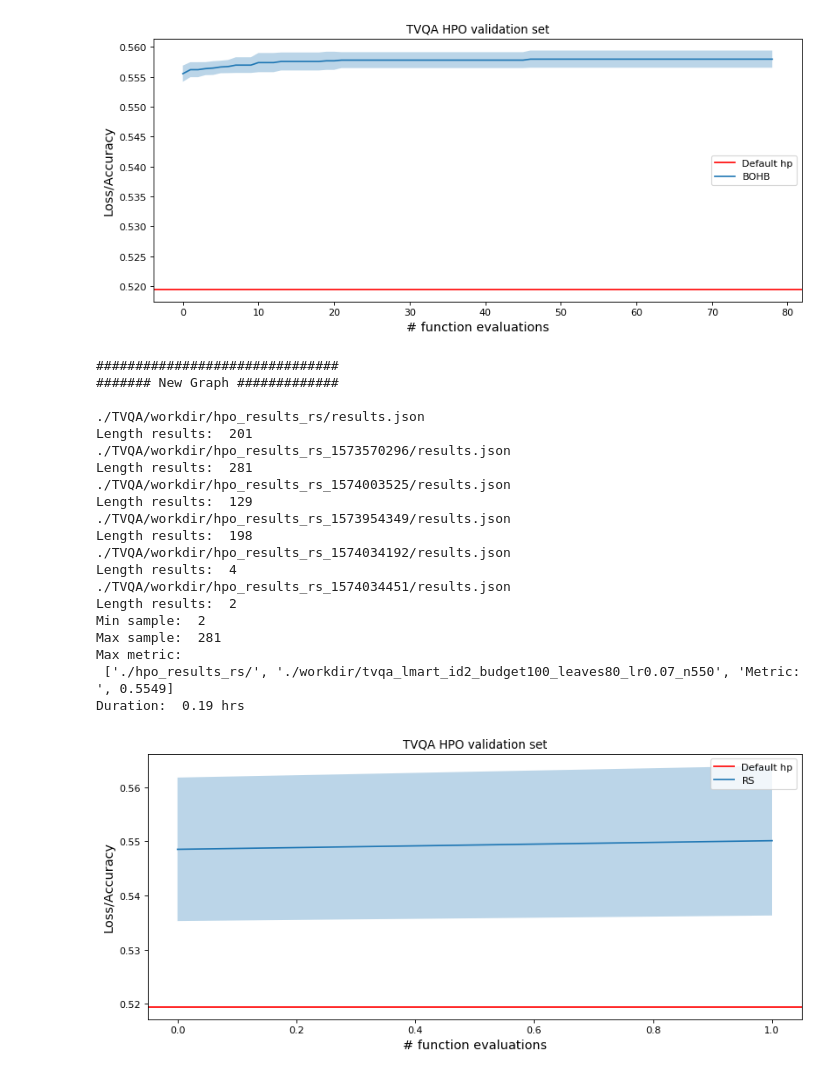
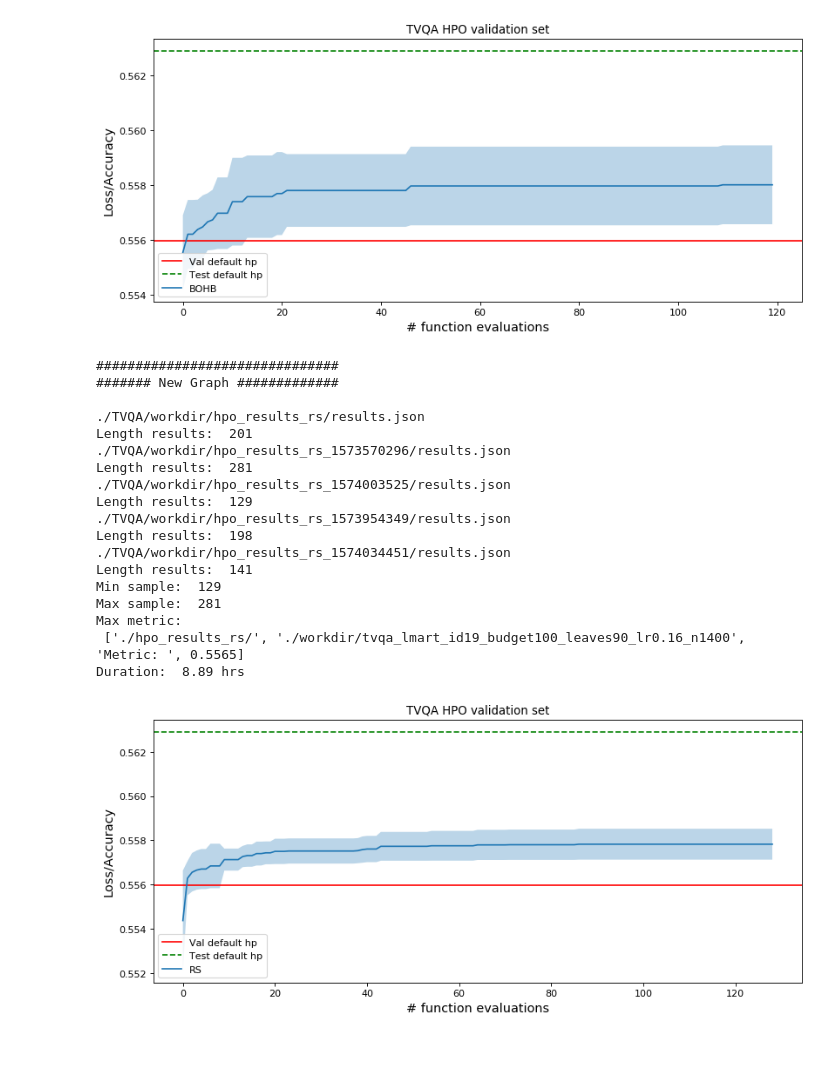
Before and after one commit to fj-morales/deep-relevance-ranking, a Jupyter notebook: models/baselines/HPO_analysis_intermediate.ipynb, the cells around one changed output. Drawn from its saved outputs; the diff is of its cells as text; code cells hidden in the pictures; blank space fills up the shorter version.

```diff
--- a/models/baselines/HPO_analysis_intermediate.ipynb
+++ b/models/baselines/HPO_analysis_intermediate.ipynb
@@ -64,14 +64,15 @@ def load_results(file):
 
     return out_dict
 # %%
-def plot_results(dataset, hpo_method, *plots, default=0, n=0, n_lim=0, time_flag=False):
+def plot_results(dataset, hpo_method, *plots, dev_def=0, test_def=0, n=0, n_lim=0, time_flag=False):
 
     plt.figure(num=None, figsize=(12, 5), dpi=80, facecolor='w', edgecolor='k')
     plt.clf()
 
     plt.title(dataset.upper() + ' HPO validation set' )
 
-    plt.axhline(y=default, color='r', linestyle='-', label = 'Default hp')
+    plt.axhline(y=dev_def, color='r', linestyle='-', label = 'Val default hp')
+    plt.axhline(y=test_def, color='g', linestyle='--', label = 'Test default hp')
 
     for plot_data in plots:
 
@@ -233,7 +234,13 @@ workdirs = [
 dev_defaults = [
                 0.4371,
                 0.2292,
-                0.51942
+                0.55597
+               ]
+
+test_defaults = [
+                0.4703,
+                0.2189,
+                0.56291
                ]
 
 hpo_methods = [
@@ -241,7 +248,7 @@ hpo_methods = [
                 'rs'
 ]
 
-for wdir, dev_def in zip(workdirs, dev_defaults):
+for wdir, dev_def, test_def in zip(workdirs, dev_defaults, test_defaults):
 
     for h in hpo_methods:
         print('\n\n###############################\n####### New Graph #############\n')
@@ -263,7 +270,7 @@ for wdir, dev_def in zip(workdirs, dev_defaults):
         avg_res = get_avg_results(results_files)
         n_limit = len(avg_res['loss_data'])
 
-        [max_m, idx] = plot_results(dataset, h, avg_res, default=dev_def, n=0, n_lim=n_limit, time_flag=False)
+        [max_m, idx] = plot_results(dataset, h, avg_res, dev_def=dev_def, test_def=test_def, n=0, n_lim=n_limit, time_flag=False)
 
         # Plot
 
@@ -366,22 +373,20 @@ Duration:  8.08 hrs
-[figure, old version]
+[figure, new version]
 ###############################
 ####### New Graph #############
 
 ./TVQA/workdir/hpo_results_rs/results.json
 Length results:  201
 ./TVQA/workdir/hpo_results_rs_1573570296/results.json
 Length results:  281
 ./TVQA/workdir/hpo_results_rs_1574003525/results.json
 Length results:  129
 ./TVQA/workdir/hpo_results_rs_1573954349/results.json
 Length results:  198
-./TVQA/workdir/hpo_results_rs_1574034192/results.json
-Length results:  4
 ./TVQA/workdir/hpo_results_rs_1574034451/results.json
-Length results:  2
-Min sample:  2
+Length results:  141
+Min sample:  129
 Max sample:  281
 Max metric:
- ['./hpo_results_rs/', './workdir/tvqa_lmart_id2_budget100_leaves80_lr0.07_n550', 'Metric: ', 0.5549]
-Duration:  0.19 hrs
+ ['./hpo_results_rs/', './workdir/tvqa_lmart_id19_budget100_leaves90_lr0.16_n1400', 'Metric: ', 0.5565]
+Duration:  8.89 hrs
-[figure, old version]
+[figure, new version]
```
Also changed, not shown: parts of 1 cell of this notebook, 1 other file.
